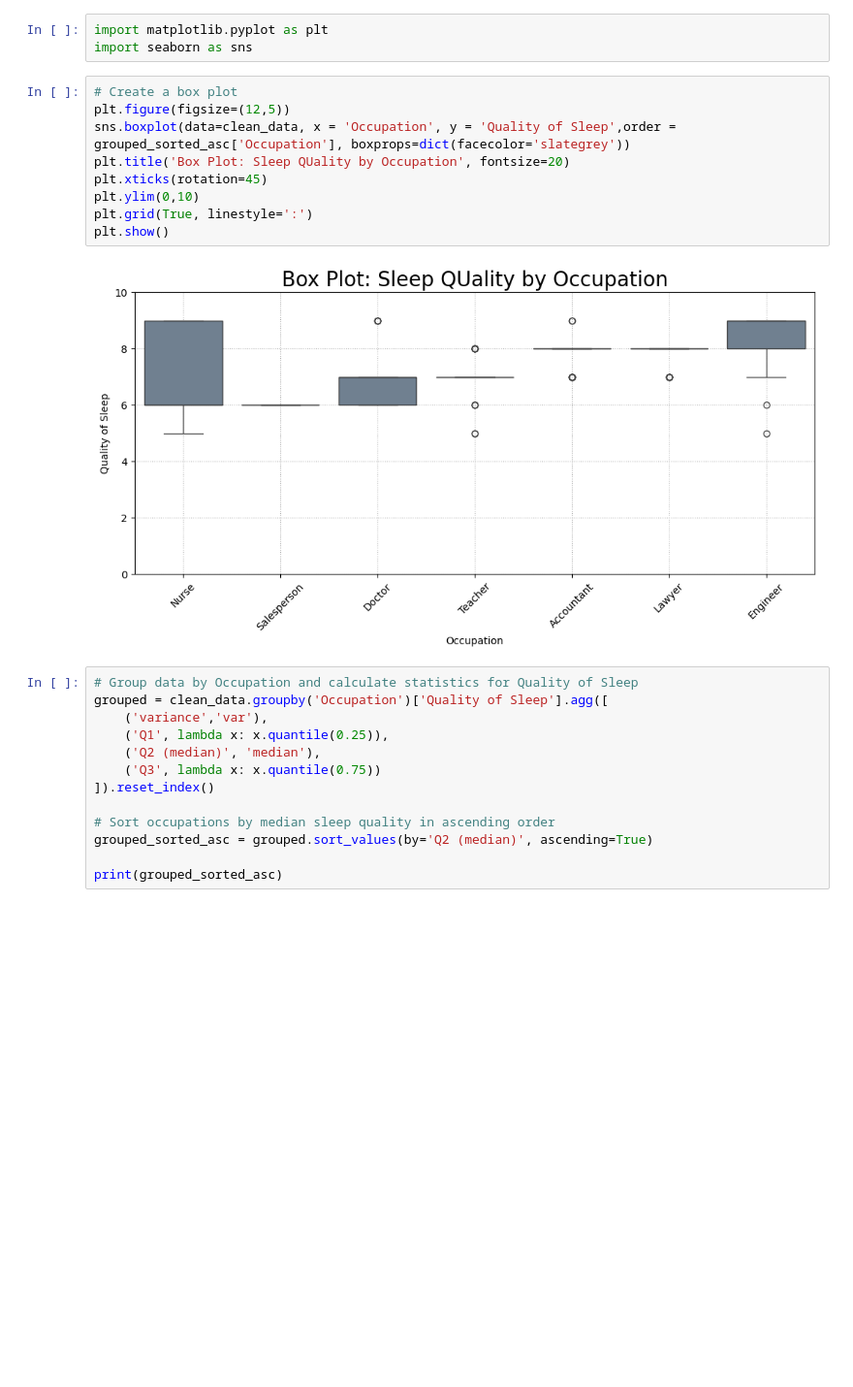
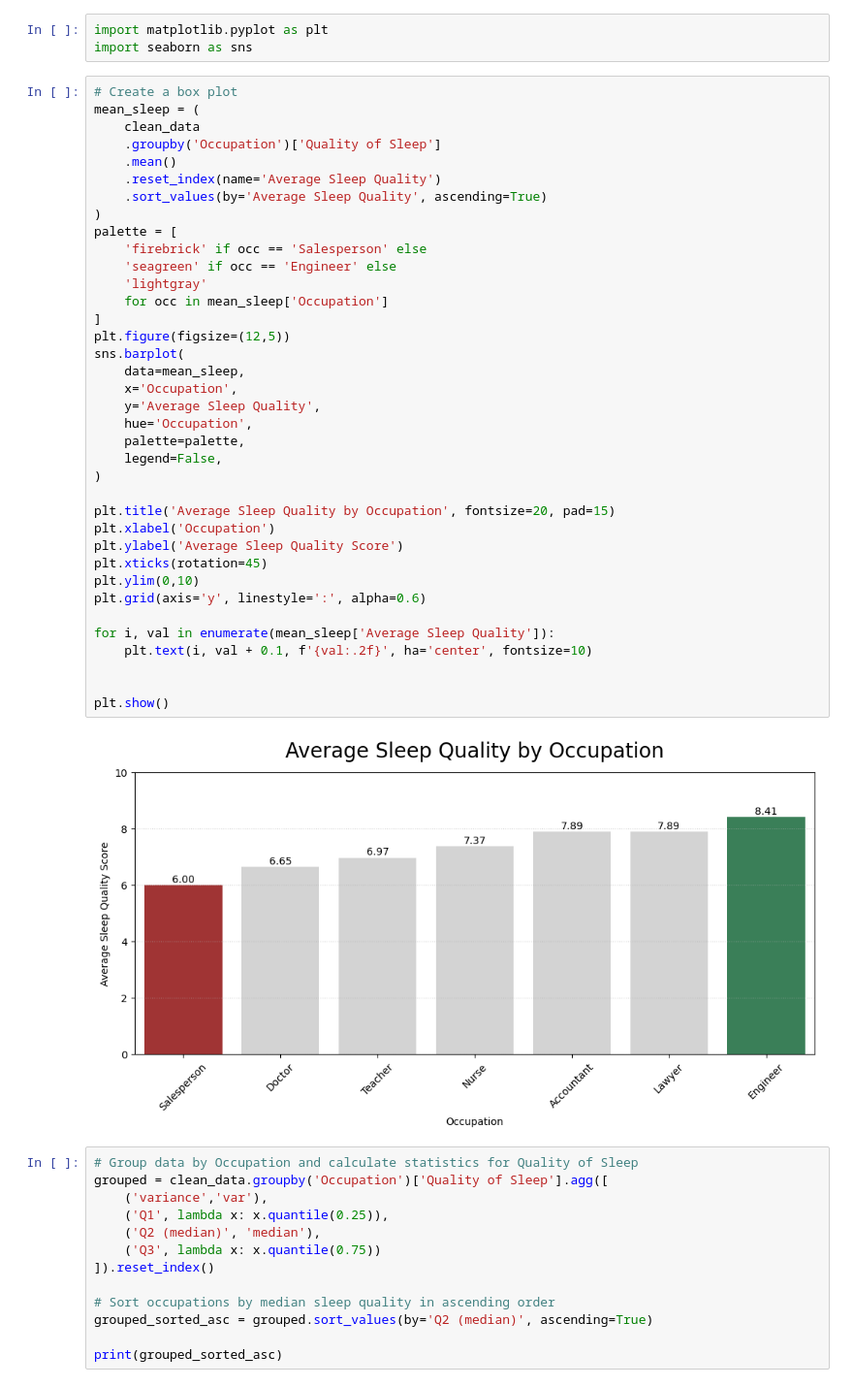
Before and after one commit to gkim63/capstone_project_sleep_quality, a Jupyter notebook: capston.ipynb, the cells around one changed output. Shown at 97% size. Drawn from its saved outputs; the diff is of its cells as text; blank space fills up the shorter version.

```diff
--- a/capston.ipynb
+++ b/capston.ipynb
@@ -121,15 +121,43 @@ import matplotlib.pyplot as plt
 import seaborn as sns
 # %%
 # Create a box plot
+mean_sleep = (
+    clean_data
+    .groupby('Occupation')['Quality of Sleep']
+    .mean()
+    .reset_index(name='Average Sleep Quality')
+    .sort_values(by='Average Sleep Quality', ascending=True)
+)
+palette = [
+    'firebrick' if occ == 'Salesperson' else
+    'seagreen' if occ == 'Engineer' else
+    'lightgray'
+    for occ in mean_sleep['Occupation']
+]
 plt.figure(figsize=(12,5))
-sns.boxplot(data=clean_data, x = 'Occupation', y = 'Quality of Sleep',order = grouped_sorted_asc['Occupation'], boxprops=dict(facecolor='slategrey'))
-plt.title('Box Plot: Sleep QUality by Occupation', fontsize=20)
+sns.barplot(
+    data=mean_sleep,
+    x='Occupation',
+    y='Average Sleep Quality',
+    hue='Occupation',
+    palette=palette,
+    legend=False,
+)
+
+plt.title('Average Sleep Quality by Occupation', fontsize=20, pad=15)
+plt.xlabel('Occupation')
+plt.ylabel('Average Sleep Quality Score')
 plt.xticks(rotation=45)
 plt.ylim(0,10)
-plt.grid(True, linestyle=':')
+plt.grid(axis='y', linestyle=':', alpha=0.6)
+
+for i, val in enumerate(mean_sleep['Average Sleep Quality']):
+    plt.text(i, val + 0.1, f'{val:.2f}', ha='center', fontsize=10)
+
+
 plt.show()
 # %% [output]
-[figure, old version]
+[figure, new version]
 # %%
 # Group data by Occupation and calculate statistics for Quality of Sleep
 grouped = clean_data.groupby('Occupation')['Quality of Sleep'].agg([
```
Also changed, not shown: parts of 4 cells of this notebook, 4 other files.
